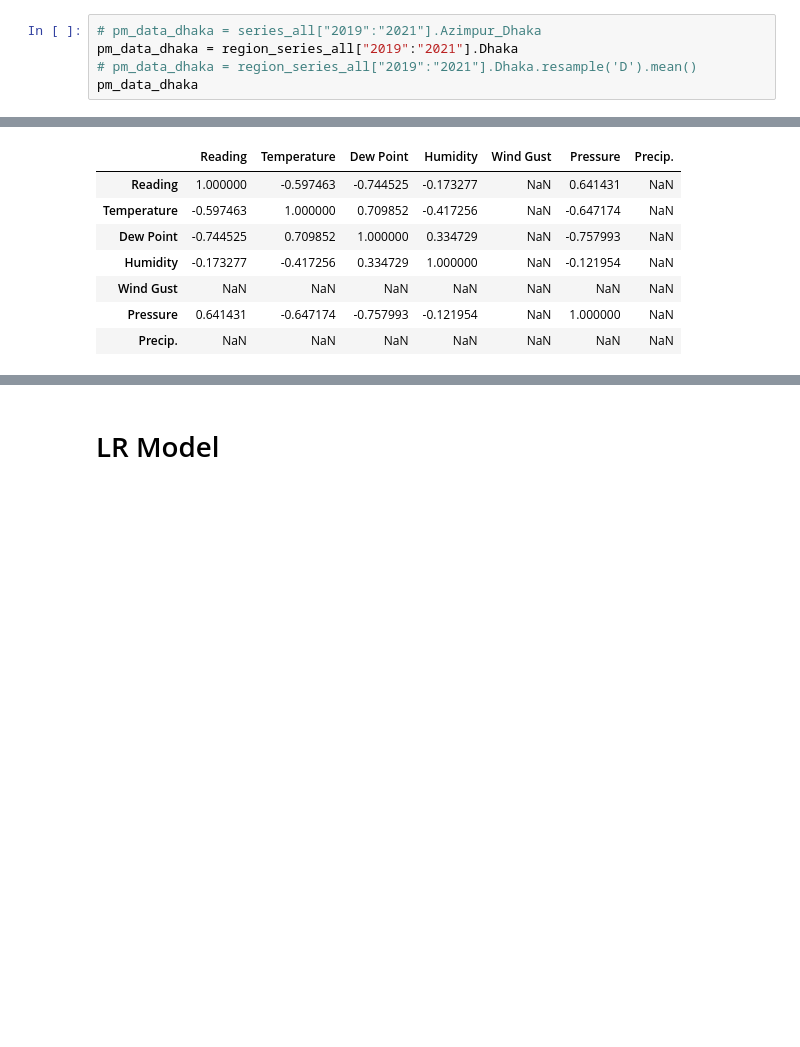
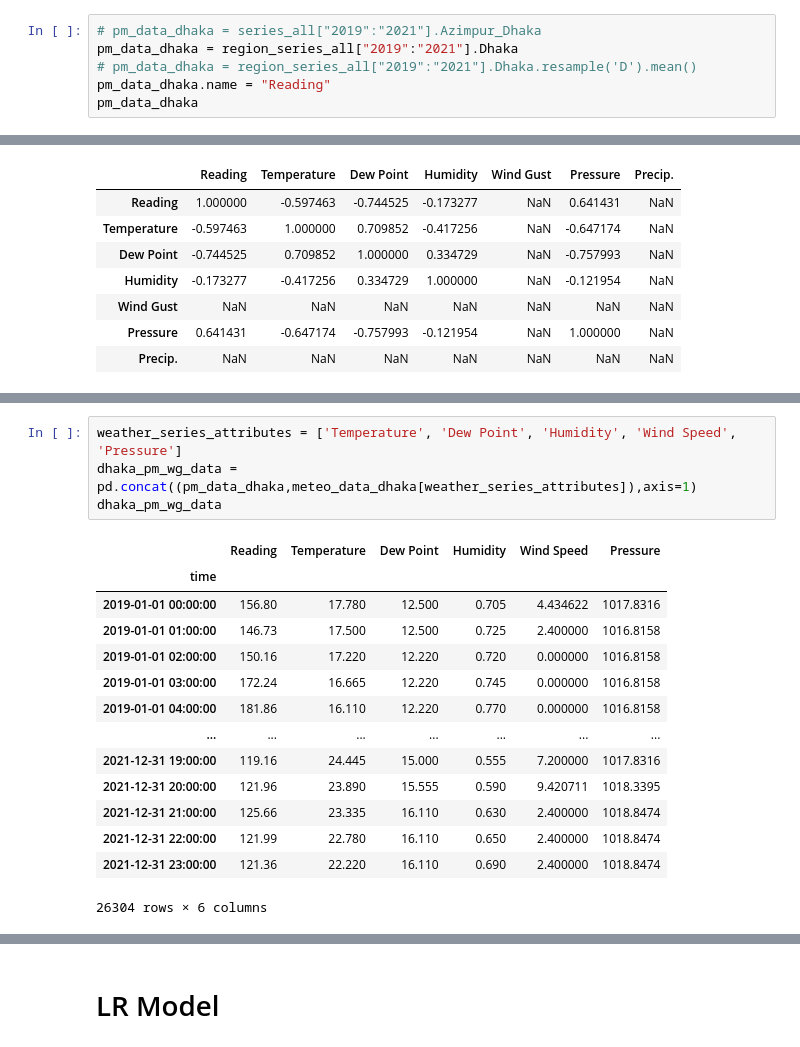
Before and after one commit to asifzmn/Air_Quality_Analysis, a Jupyter notebook: meteorology/wunderground_cross_corr.ipynb, the cells around one changed output, grey strips where cells are left out. Drawn from its saved outputs; the diff is of its cells as text; blank space fills up the shorter version.

```diff
--- a/meteorology/wunderground_cross_corr.ipynb
+++ b/meteorology/wunderground_cross_corr.ipynb
@@ -27,6 +27,7 @@ Name: Dhaka, dtype: float64
 # pm_data_dhaka = series_all["2019":"2021"].Azimpur_Dhaka
 pm_data_dhaka = region_series_all["2019":"2021"].Dhaka
 # pm_data_dhaka = region_series_all["2019":"2021"].Dhaka.resample('D').mean()
+pm_data_dhaka.name = "Reading"
 pm_data_dhaka
 # %% [output]
 time
@@ -339,0 +393,19 @@ combined_data.corr()
+# %%
+weather_series_attributes = ['Temperature', 'Dew Point', 'Humidity', 'Wind Speed', 'Pressure']
+dhaka_pm_wg_data = pd.concat((pm_data_dhaka,meteo_data_dhaka[weather_series_attributes]),axis=1)
+dhaka_pm_wg_data
+# %% [output]
+|  | Reading | Temperature | Dew Point | Humidity | Wind Speed | Pressure |
+| time |  |  |  |  |  |  |
+| 2019-01-01 00:00:00 | 156.80 | 17.780 | 12.500 | 0.705 | 4.434622 | 1017.8316 |
+| 2019-01-01 01:00:00 | 146.73 | 17.500 | 12.500 | 0.725 | 2.400000 | 1016.8158 |
+| 2019-01-01 02:00:00 | 150.16 | 17.220 | 12.220 | 0.720 | 0.000000 | 1016.8158 |
+| 2019-01-01 03:00:00 | 172.24 | 16.665 | 12.220 | 0.745 | 0.000000 | 1016.8158 |
+| 2019-01-01 04:00:00 | 181.86 | 16.110 | 12.220 | 0.770 | 0.000000 | 1016.8158 |
+| ... | ... | ... | ... | ... | ... | ... |
+| 2021-12-31 19:00:00 | 119.16 | 24.445 | 15.000 | 0.555 | 7.200000 | 1017.8316 |
+| 2021-12-31 20:00:00 | 121.96 | 23.890 | 15.555 | 0.590 | 9.420711 | 1018.3395 |
+| 2021-12-31 21:00:00 | 125.66 | 23.335 | 16.110 | 0.630 | 2.400000 | 1018.8474 |
+| 2021-12-31 22:00:00 | 121.99 | 22.780 | 16.110 | 0.650 | 2.400000 | 1018.8474 |
+| 2021-12-31 23:00:00 | 121.36 | 22.220 | 16.110 | 0.690 | 2.400000 | 1018.8474 |
+26304 rows × 6 columns
```
Also changed, not shown: parts of 6 cells of this notebook, 2 other files.
